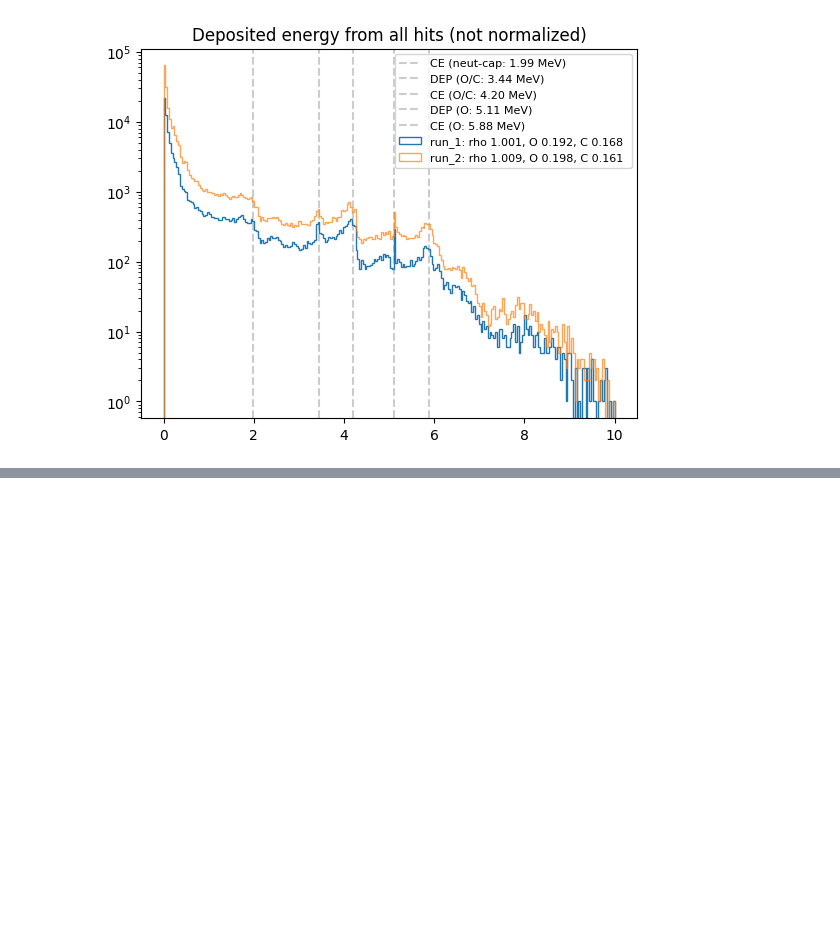
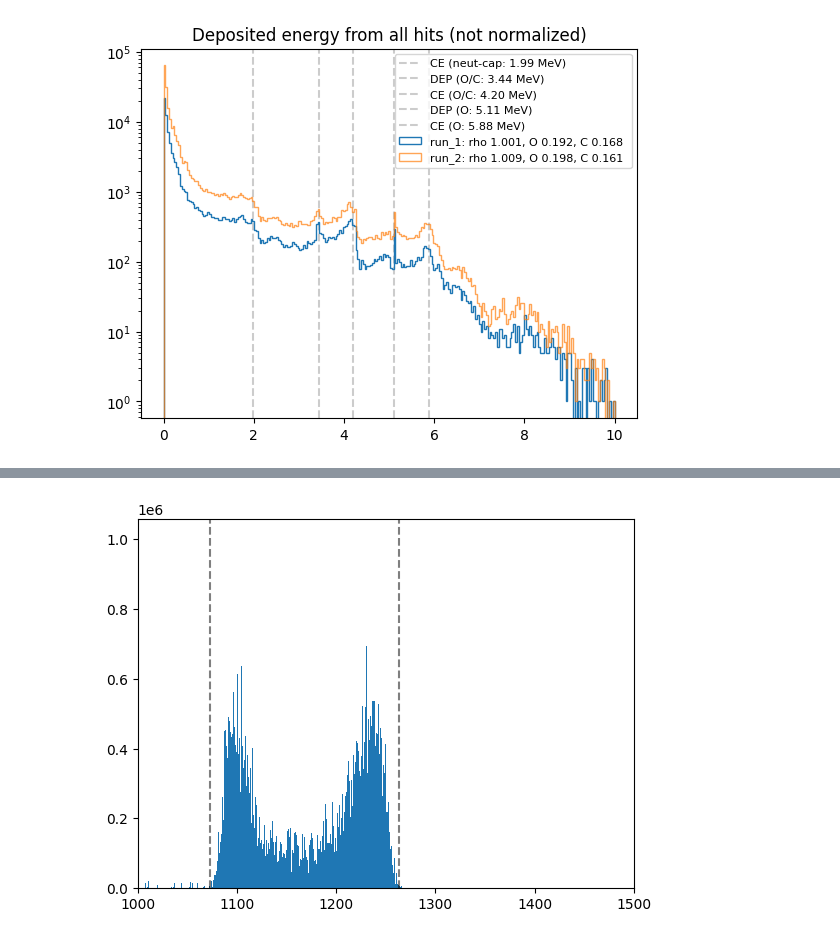
Before and after one commit to Bioproton/MedicalPhysicsScripts, a Jupyter notebook: NOVO/Spectroscopy/Data/test_data_loading.ipynb, the cells around one changed output, grey strips where cells are left out. Cells and saved outputs as stored; diff of their text form; code cells hidden in the pictures; blank space fills up the shorter version.

```diff
--- a/NOVO/Spectroscopy/Data/test_data_loading.ipynb
+++ b/NOVO/Spectroscopy/Data/test_data_loading.ipynb
@@ -281,0 +387,9 @@ plt.show()
+# %%
+plt.figure()
+plt.hist(regions_proton_int, bins = bins)
+plt.xlim(1000, 1500)
+plt.axvline(x = 1073, color = "black", linestyle = "--", alpha = 0.5)
+plt.axvline(x = 1263, color = "black", linestyle = "--", alpha = 0.5)
+plt.show()
+# %% [output]
+[figure, added]
```
Also changed, not shown: parts of 17 cells of this notebook, 2 other files.
